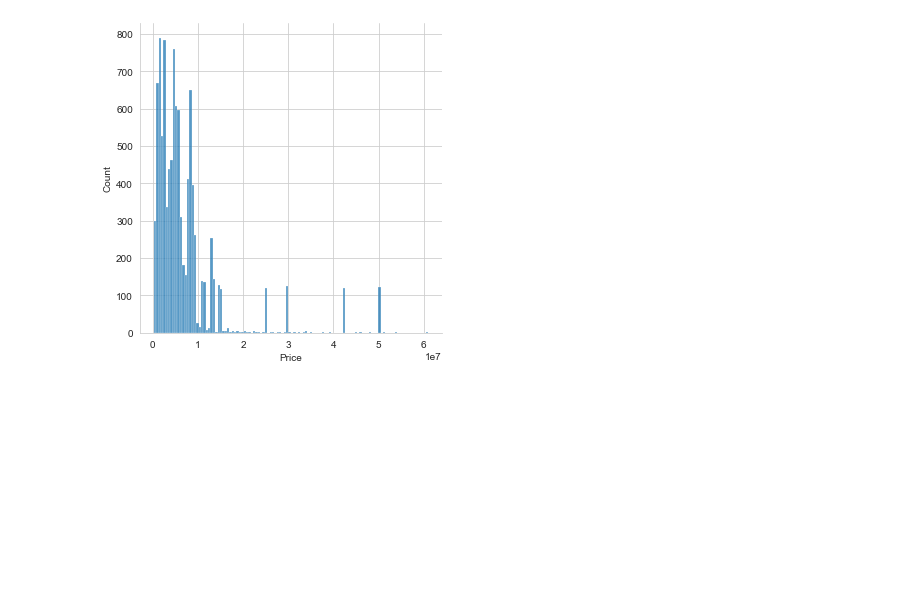
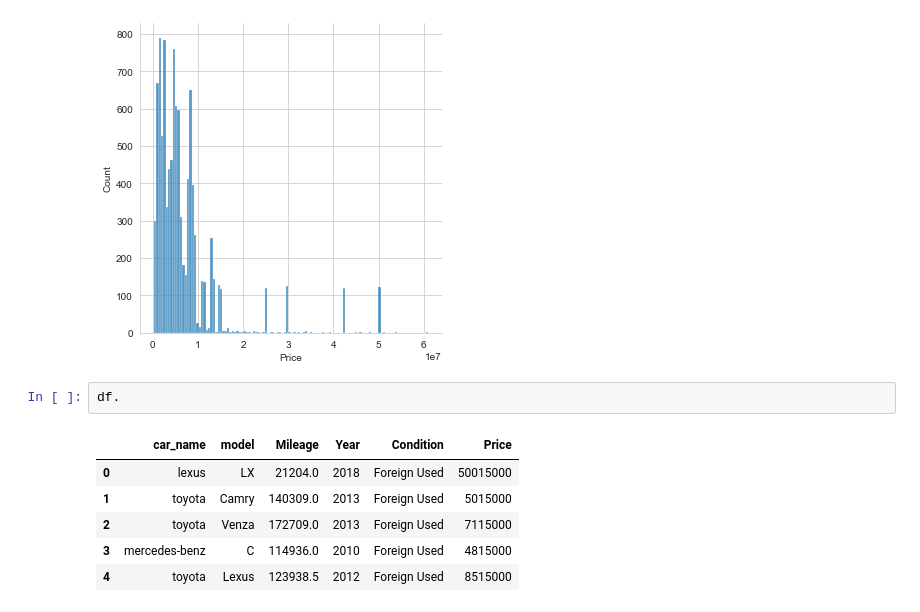
Before and after one commit to dewaleofficial/Car-Price-Prediction, a Jupyter notebook: exploratory_data_analysis/EDA.ipynb, the cells around one changed output. Drawn from its saved outputs; the diff is of its cells as text; blank space fills up the shorter version.

```diff
--- a/exploratory_data_analysis/Untitled.ipynb
+++ b/exploratory_data_analysis/EDA.ipynb
@@ -235,3 +259,12 @@ sns.set_style("whitegrid")
 ax = sns.displot(x="Price", data=df)
 # %% [output]
 [figure]
+# %%
+df.
+# %% [output]
+|  | car_name | model | Mileage | Year | Condition | Price |
+| 0 | lexus | LX | 21204.0 | 2018 | Foreign Used | 50015000 |
+| 1 | toyota | Camry | 140309.0 | 2013 | Foreign Used | 5015000 |
+| 2 | toyota | Venza | 172709.0 | 2013 | Foreign Used | 7115000 |
+| 3 | mercedes-benz | C | 114936.0 | 2010 | Foreign Used | 4815000 |
+| 4 | toyota | Lexus | 123938.5 | 2012 | Foreign Used | 8515000 |
```
Also changed, not shown: parts of 11 cells of this notebook.
